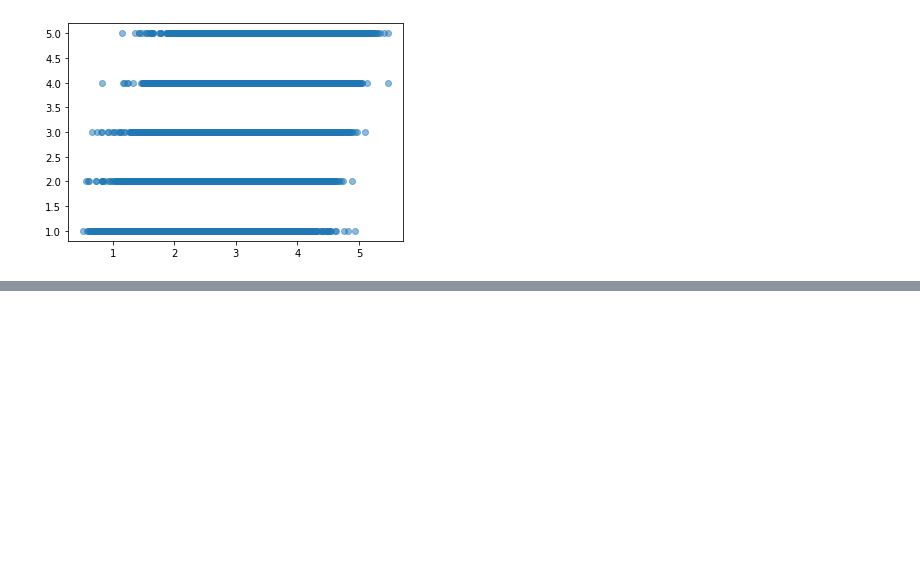
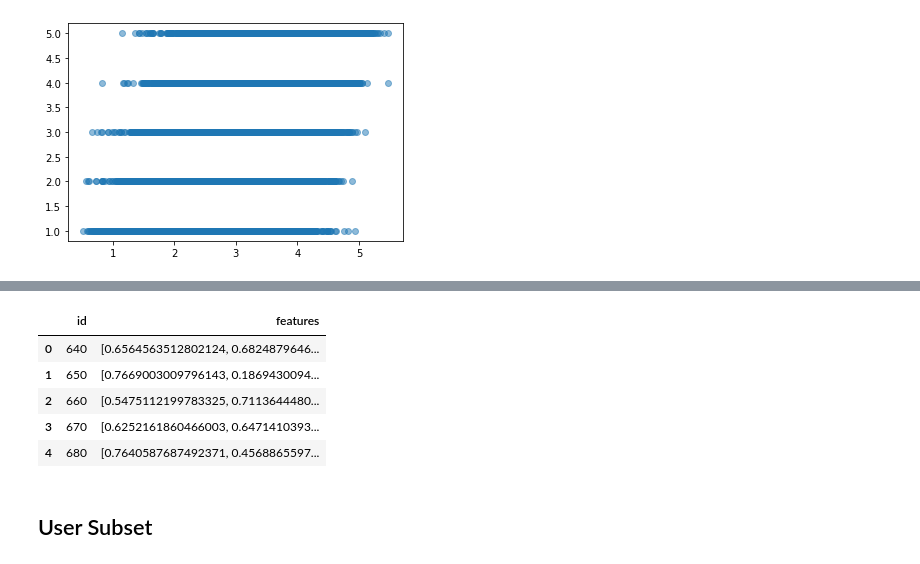
Before and after one commit to branlindsey/movie_recommender, a Jupyter notebook: spark_model.ipynb, the cells around one changed output, grey strips where cells are left out. Cells and saved outputs as stored; diff of their text form; code cells hidden in the pictures; blank space fills up the shorter version.

```diff
--- a/spark_model.ipynb
+++ b/spark_model.ipynb
@@ -162,0 +285,2 @@ plt.scatter(predictions_df['prediction'],predictions_df['rating'], alpha=.5)
+# %%
+userfactors_df = userfactors.toPandas()
@@ -162,0 +304,11 @@ plt.scatter(predictions_df['prediction'],predictions_df['rating'], alpha=.5)
+# %%
+userfactors_df
+# %% [output]
+|  | id | features |
+| 0 | 640 | [0.6564563512802124, 0.6824879646... |
+| 1 | 650 | [0.7669003009796143, 0.1869430094... |
+| 2 | 660 | [0.5475112199783325, 0.7113644480... |
+| 3 | 670 | [0.6252161860466003, 0.6471410393... |
+| 4 | 680 | [0.7640587687492371, 0.4568865597... |
+# %% [markdown]
+## User Subset
```
Also changed, not shown: parts of 29 cells of this notebook.
